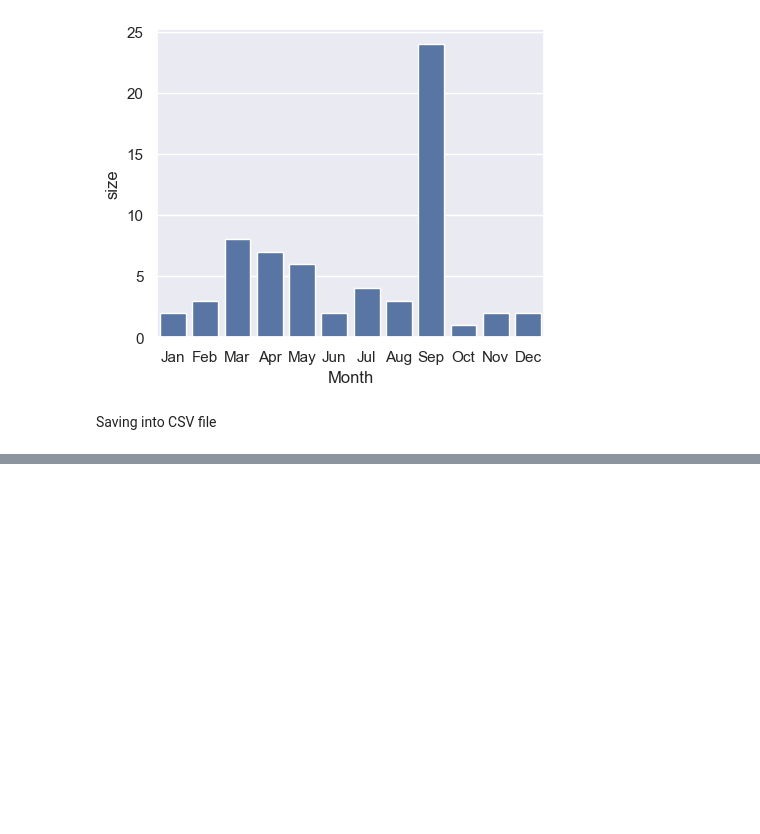
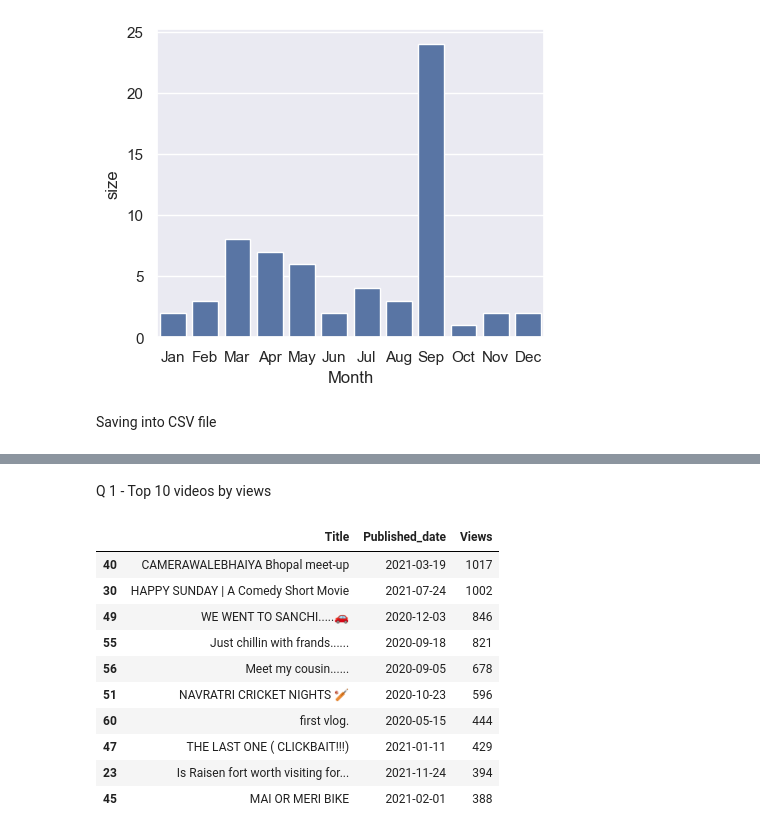
Before and after one commit to Devendra-pawar/My_projects, a Jupyter notebook: 1-End to End/1_Youtube Analysis/YT_analysis_Code - Copy.ipynb, the cells around one changed output, grey strips where cells are left out. Cells and saved outputs as stored; diff of their text form; code cells hidden in the pictures; blank space fills up the shorter version.

```diff
--- a/1-End to End/1_Youtube Analysis/YT_analysis_Code - Copy.ipynb
+++ b/1-End to End/1_Youtube Analysis/YT_analysis_Code - Copy.ipynb
@@ -400,0 +525,17 @@ video_data.to_csv('Video_details(Akarsh Saxena).csv')
+# %% [markdown]
+Q 1 - Top 10 videos by views
+# %%
+top10_videos = video_data.sort_values(by='Views',ascending = False).head(10)
+top10_videos
+# %% [output]
+|  | Title | Published_date | Views |
+| 40 | CAMERAWALEBHAIYA Bhopal meet-up | 2021-03-19 | 1017 |
+| 30 | HAPPY SUNDAY | A Comedy Short Movie | 2021-07-24 | 1002 |
+| 49 | WE WENT TO SANCHI.....🚗 | 2020-12-03 | 846 |
+| 55 | Just chillin with frands...... | 2020-09-18 | 821 |
+| 56 | Meet my cousin...... | 2020-09-05 | 678 |
+| 51 | NAVRATRI CRICKET NIGHTS 🏏 | 2020-10-23 | 596 |
+| 60 | first vlog. | 2020-05-15 | 444 |
+| 47 | THE LAST ONE ( CLICKBAIT!!!) | 2021-01-11 | 429 |
+| 23 | Is Raisen fort worth visiting for... | 2021-11-24 | 394 |
+| 45 | MAI OR MERI BIKE | 2021-02-01 | 388 |
```
Also changed, not shown: parts of 45 cells of this notebook, 1 other file.
